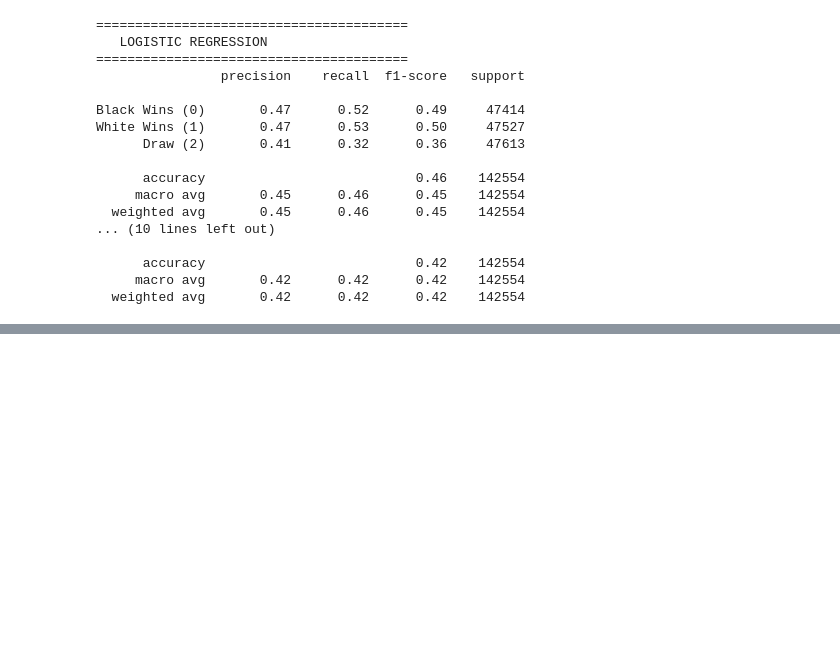
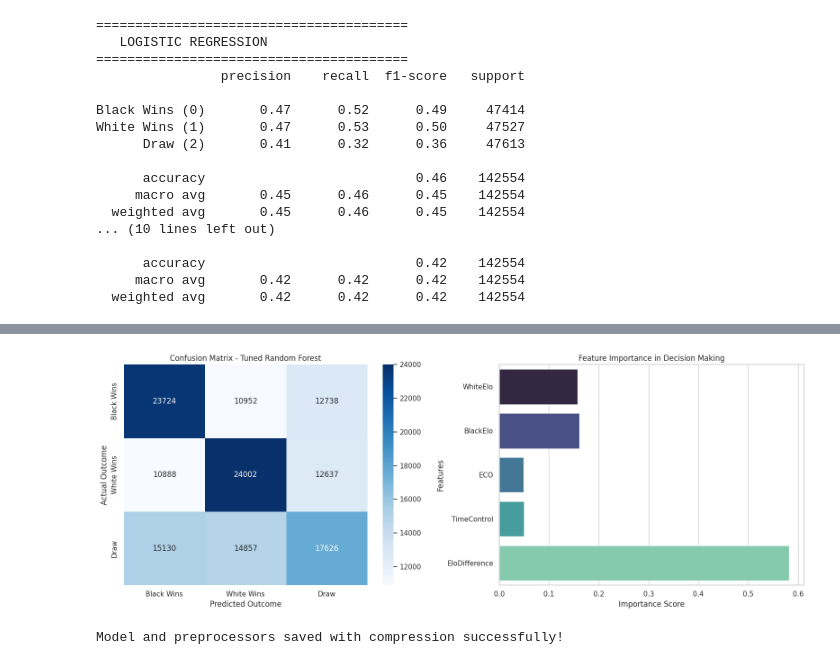
Before and after one commit to Theek237/chess-win-predictor, a Jupyter notebook: chess.ipynb, the cells around one changed output, grey strips where cells are left out. Drawn from its saved outputs; the diff is of its cells as text; code cells hidden in the pictures; blank space fills up the shorter version.

Commit message:
Update and compress model to fit GitHub size limits

```diff
--- a/chess.ipynb
+++ b/chess.ipynb
@@ -250,8 +280,8 @@ print("Training Tuned Random Forest model...")
 
 # New model with Hyperparameter Tuning
 rf_model_tuned = RandomForestClassifier(
-    n_estimators=300,        # Increase number of trees from 100 to 300
-    max_depth=15,            # Limit maximum depth of the tree to 15
+    n_estimators=100,        # Number of trees
+    max_depth=12,            # Limit maximum depth of the tree to 12
     min_samples_split=20,    # Minimum number of samples required to split an internal node
     min_samples_leaf=10,     # Minimum number of samples required to be at a leaf node
     random_state=42,
@@ -275,10 +316,42 @@ NameError: name 'y_test_n' is not defined
+# %%
+import matplotlib.pyplot as plt
+import seaborn as sns
+from sklearn.metrics import confusion_matrix
+
+# 1. Confusion Matrix
+cm = confusion_matrix(y_test, y_pred_tuned)
+
+fig, axes = plt.subplots(1, 2, figsize=(16, 6))
+
+sns.heatmap(cm, annot=True, fmt='d', cmap='Blues', ax=axes[0],
+            xticklabels=['Black Wins', 'White Wins', 'Draw'],
+            yticklabels=['Black Wins', 'White Wins', 'Draw'])
+axes[0].set_title('Confusion Matrix - Tuned Random Forest')
+axes[0].set_ylabel('Actual Outcome')
+axes[0].set_xlabel('Predicted Outcome')
+
+# 2. Feature Importances
+importances = rf_model_tuned.feature_importances_
+feature_names = X.columns
+
+sns.barplot(x=importances, y=feature_names, ax=axes[1], hue=feature_names, legend=False, palette='mako')
+axes[1].set_title('Feature Importance in Decision Making')
+axes[1].set_xlabel('Importance Score')
+axes[1].set_ylabel('Features')
+
+plt.tight_layout()
+plt.show()
+# %% [output]
+[figure, added]
 # %%
 import joblib
 
-# Save the tuned model, scaler, and label encoders to files
-joblib.dump(rf_model_tuned, 'chess_rf_model.pkl')
+# Save the tuned model, scaler, and label encoders to files WITH COMPRESSION
+joblib.dump(rf_model_tuned, 'chess_rf_model.pkl', compress=3) # Creates a compressed ZLIB file
 joblib.dump(scaler, 'scaler.pkl')
 joblib.dump(le_eco, 'le_eco.pkl')
 joblib.dump(le_time, 'le_time.pkl')
 
-print("Model and preprocessors saved successfully!")
+print("Model and preprocessors saved with compression successfully!")
+# %% [output]
+Model and preprocessors saved with compression successfully!
```
Also changed, not shown: parts of 5 cells of this notebook, 5 other files.
